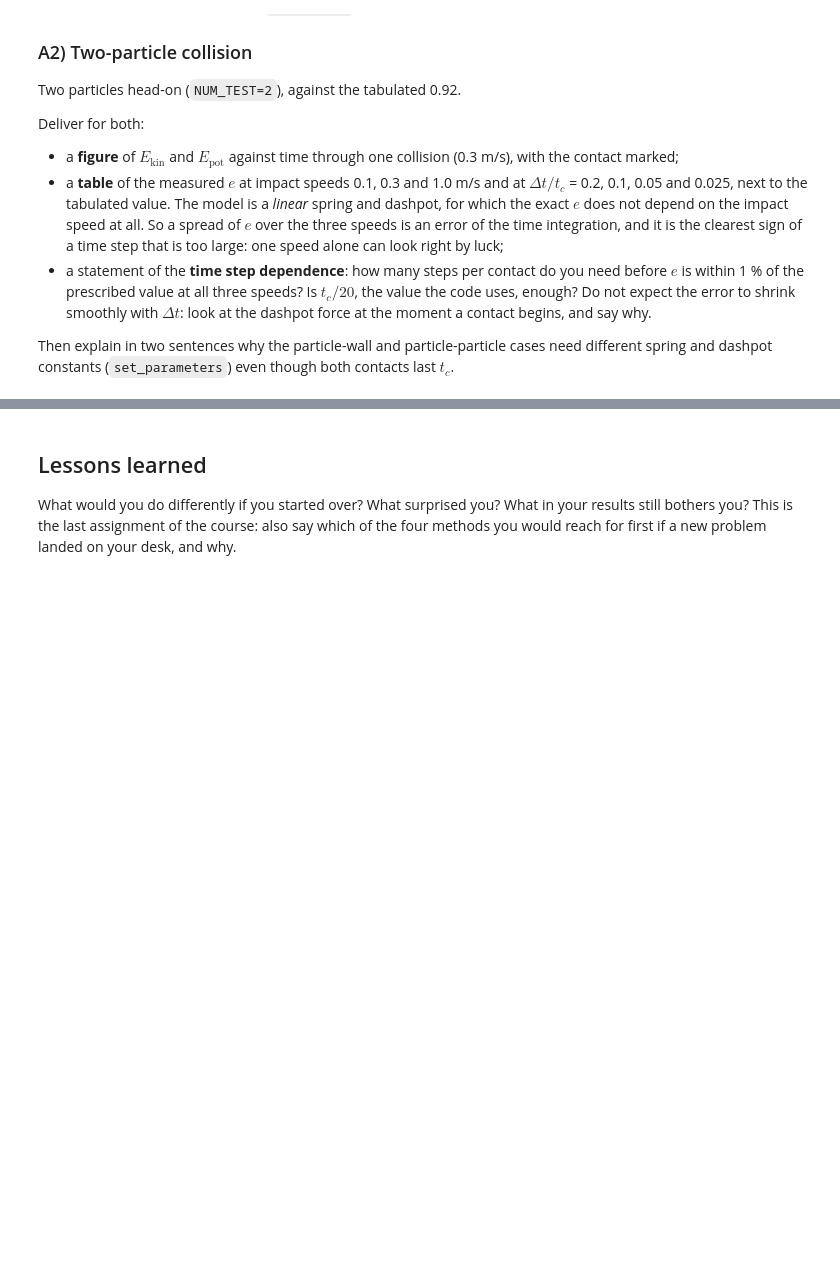
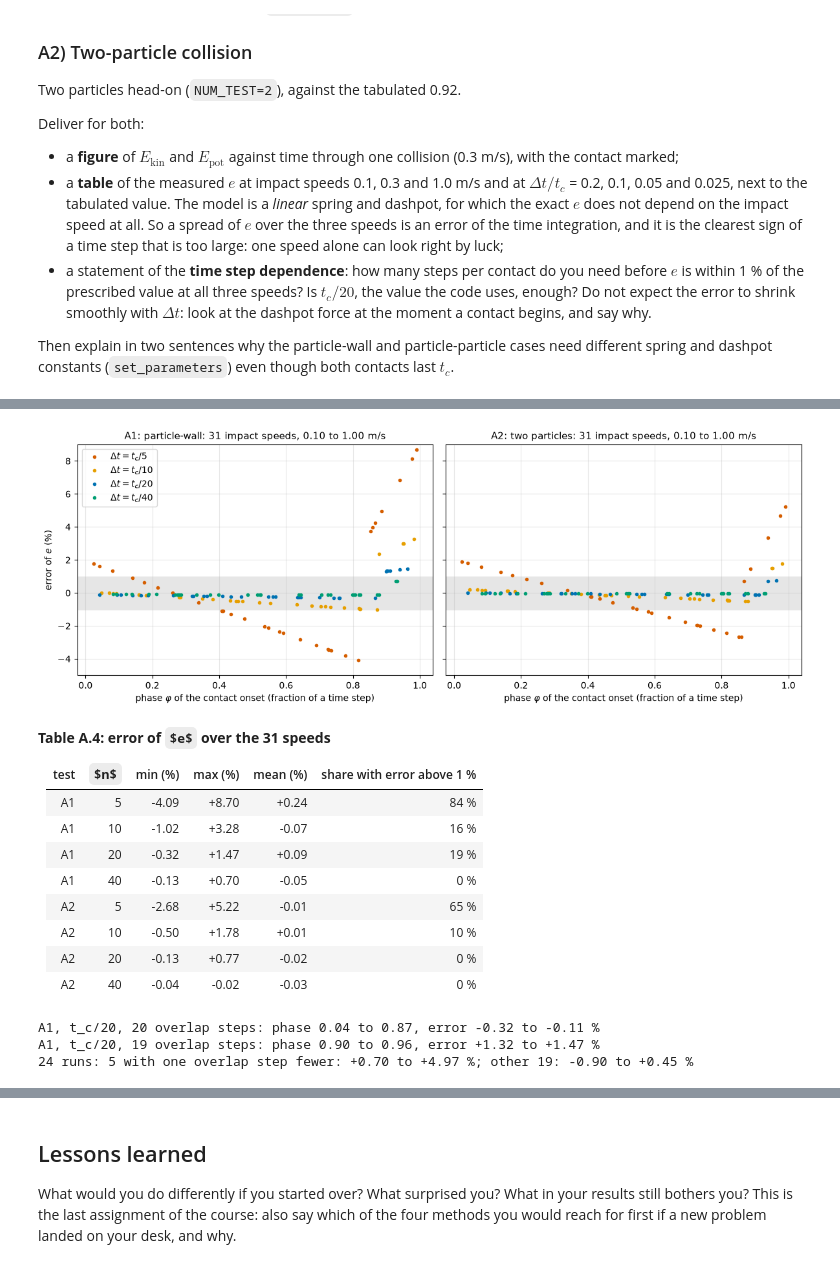
Before and after one commit to datomic117/Particle_based_simulations, a Jupyter notebook: Assignment_4/A4.ipynb, the cells around one changed output, grey strips where cells are left out. Cells and saved outputs as stored; diff of their text form; code cells hidden in the pictures; some formulas as TeX source; blank space fills up the shorter version.

```diff
--- a/Assignment_4/A4.ipynb
+++ b/Assignment_4/A4.ipynb
@@ -520,0 +519,14 @@ All 24 runs: 5 runs with one overlap step fewer than t_c/dt have errors +0.70 to
+# %%
+# Tables A.2 and A.3: e and its error against impact speed and steps per contact (from data/A_restitution.csv)
+w1, w2 = (res[res.num_test == k].set_index(["v_impact", "steps_per_contact"]) for k in (1, 2))
+show_table("Table A.2: measured $e$ (tabulated 0.85 for A1, 0.92 for A2)",
+           ["$v$ (m/s)", "steps per contact $n$", "A1 $e$", "A1 error (%)", "A1 phase $\\varphi$", "A2 $e$", "A2 error (%)"],
+           [[f"{v:g}", n, f"{w1.e.loc[(v, n)]:.4f}", f"{100 * w1.rel_error.loc[(v, n)]:+.2f}", f"{w1.phase.loc[(v, n)]:.3f}",
+             f"{w2.e.loc[(v, n)]:.4f}", f"{100 * w2.rel_error.loc[(v, n)]:+.2f}"] for v, n in w1.index])
+rows = []
+for n in (5, 10, 20, 40):
+    g1, g2 = (res[(res.num_test == k) & (res.steps_per_contact == n)] for k in (1, 2))
+    rows.append([n, f"{100 * g1.rel_error.abs().max():.2f}", f"{g1.e.max() - g1.e.min():.4f}",
+                 f"{100 * g2.rel_error.abs().max():.2f}", f"{g2.e.max() - g2.e.min():.4f}"])
+show_table("Table A.3: worst case over the three speeds",
+           ["steps per contact $n$", "A1 max error (%)", "A1 spread of $e$", "A2 max error (%)", "A2 spread of $e$"], rows)
@@ -520,0 +583,45 @@ All 24 runs: 5 runs with one overlap step fewer than t_c/dt have errors +0.70 to
+# %%
+# Figure 2 and Table A.4: error of e against the phase of the contact onset, 31 impact speeds (data/A_phase_scan.csv)
+fig, axes = plt.subplots(1, 2, figsize=(12, 4.5), sharey=True)
+for ax, k, title in zip(axes, [1, 2], ["A1: particle-wall", "A2: two particles"]):
+    for frac, c in zip([0.2, 0.1, 0.05, 0.025], [RED, ORANGE, BLUE, GREEN]):
+        g = scan[(scan.num_test == k) & (scan.dt_fraction == frac)]
+        ax.plot(g.phase, 100 * g.rel_error, ".", color=c, label=f"$\\Delta t=t_c/{round(1 / frac)}$")
+    ax.axhspan(-1, 1, color="0.9", zorder=0)
+    ax.set_xlabel("phase $\\varphi$ of the contact onset (fraction of a time step)")
+    ax.set_title(f"{title}: 31 impact speeds, 0.10 to 1.00 m/s")
+    ax.set_ylim(-5, 9)
+axes[0].set_ylabel("error of $e$ (%)")
+axes[0].legend(loc="upper left")
+plt.tight_layout()
+plt.show()
+
+grp = scan.groupby(["num_test", "dt_fraction"]).rel_error
+show_table("Table A.4: error of $e$ over the 31 speeds",
+           ["test", "$n$", "min (%)", "max (%)", "mean (%)", "share with error above 1 %"],
+           [[f"A{k}", round(1 / f), f"{100 * grp.min()[k, f]:+.2f}", f"{100 * grp.max()[k, f]:+.2f}", f"{100 * grp.mean()[k, f]:+.2f}",
+             f"{100 * grp.apply(lambda x: (x.abs() > 0.01).mean())[k, f]:.0f} %"] for k in (1, 2) for f in (0.2, 0.1, 0.05, 0.025)])
+g = scan[(scan.num_test == 1) & (scan.dt_fraction == 0.05)]
+for m in (20, 19):
+    h = g[g.steps_with_overlap == m]
+    print(f"A1, t_c/20, {m} overlap steps: phase {h.phase.min():.2f} to {h.phase.max():.2f}, error {100 * h.rel_error.min():+.2f} to {100 * h.rel_error.max():+.2f} %")
+short = res.steps_with_overlap < res.steps_per_contact
+print(f"24 runs: {short.sum()} with one overlap step fewer: {100 * res[short].rel_error.min():+.2f} to {100 * res[short].rel_error.max():+.2f} %; "
+      f"other {(~short).sum()}: {100 * res[~short].rel_error.min():+.2f} to {100 * res[~short].rel_error.max():+.2f} %")
+# %% [output]
+[figure, added]
+**Table A.4: error of $e$ over the 31 speeds**
+
+| test | $n$ | min (%) | max (%) | mean (%) | share with error above 1 % |
+|---|---|---|---|---|---|
+| A1 | 5 | -4.09 | +8.70 | +0.24 | 84 % |
+| A1 | 10 | -1.02 | +3.28 | -0.07 | 16 % |
+| A1 | 20 | -0.32 | +1.47 | +0.09 | 19 % |
+| A1 | 40 | -0.13 | +0.70 | -0.05 | 0 % |
+| A2 | 5 | -2.68 | +5.22 | -0.01 | 65 % |
+| A2 | 10 | -0.50 | +1.78 | +0.01 | 10 % |
+| A2 | 20 | -0.13 | +0.77 | -0.02 | 0 % |
+| A2 | 40 | -0.04 | -0.02 | -0.03 | 0 % |
+A1, t_c/20, 20 overlap steps: phase 0.04 to 0.87, error -0.32 to -0.11 %
+A1, t_c/20, 19 overlap steps: phase 0.90 to 0.96, error +1.32 to +1.47 %
+24 runs: 5 with one overlap step fewer: +0.70 to +4.97 %; other 19: -0.90 to +0.45 %
```
Also changed, not shown: parts of 86 cells of this notebook, 8 other files.
